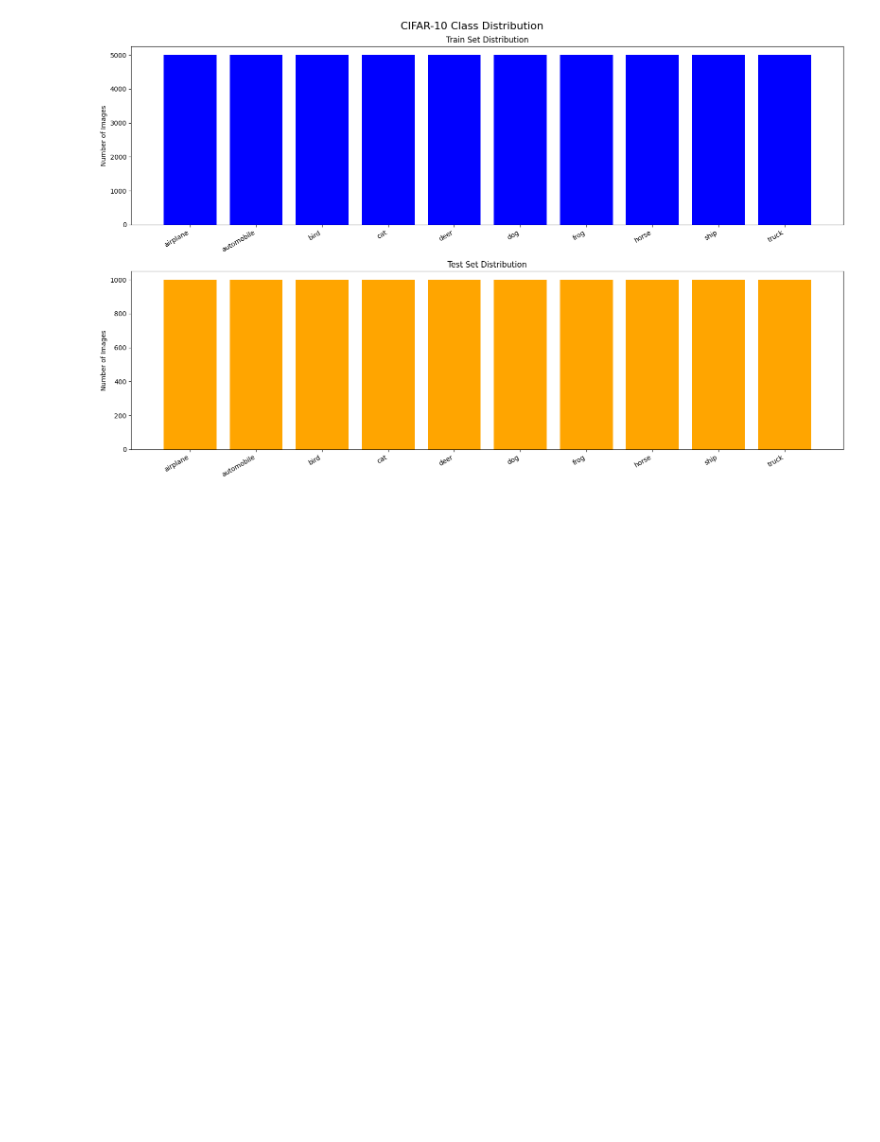
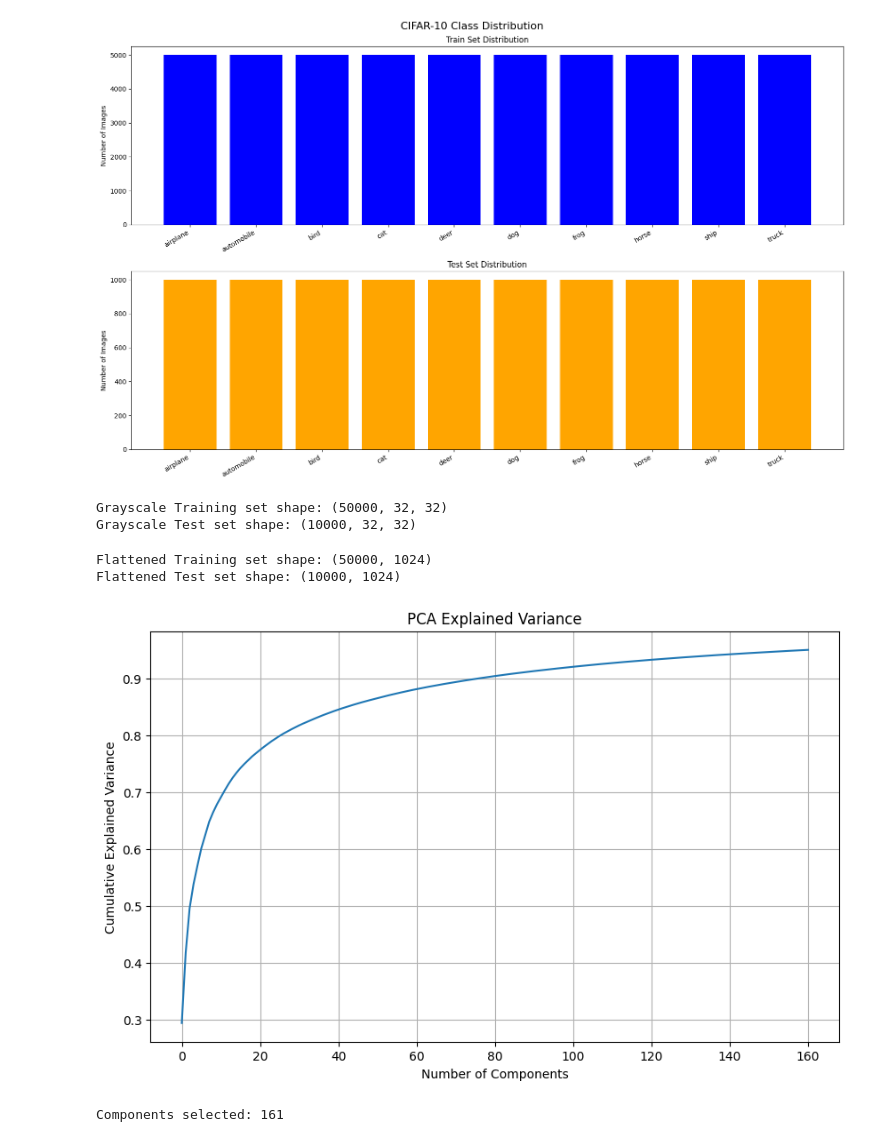
Before and after one commit to Engshadow/Autonomous-Vehicle-Perception-Module, a Jupyter notebook: Project.ipynb, the cells around one changed output. Cells and saved outputs as stored; diff of their text form; code cells hidden in the pictures; blank space fills up the shorter version.

Commit message:
Added Feature Extraction & Dimensionality Reduction

```diff
--- a/Project.ipynb
+++ b/Project.ipynb
@@ -89,3 +87,47 @@ x_test_normalized = (x_test - x_train_min) / (x_train_max - x_train_min)
 x_train_mean = np.mean(x_train)
 x_train_std = np.std(x_train)
 x_train_standardized = (x_train - x_train_mean) / x_train_std
+# %%
+# Convert to Grayscale
+x_train_gray = np.mean(x_train_normalized, axis=3)
+x_test_gray = np.mean(x_test_normalized, axis=3)
+
+print("Grayscale Training set shape:", x_train_gray.shape)
+print("Grayscale Test set shape:", x_test_gray.shape)
+# %% [output]
+Grayscale Training set shape: (50000, 32, 32)
+Grayscale Test set shape: (10000, 32, 32)
+# %%
+# Flatten Raw Pixels
+x_train_flat = x_train_gray.reshape(x_train_gray.shape[0], -1)
+x_test_flat = x_test_gray.reshape(x_test_gray.shape[0], -1)
+
+print("Flattened Training set shape:", x_train_flat.shape)
+print("Flattened Test set shape:", x_test_flat.shape)
+# %% [output]
+Flattened Training set shape: (50000, 1024)
+Flattened Test set shape: (10000, 1024)
+# %%
+# Standardize the flattened pixel values
+scaler = StandardScaler()
+x_train_scaled = scaler.fit_transform(x_train_flat)
+x_test_scaled = scaler.transform(x_test_flat)
+# %%
+# Applying PCA for Dimensionality Reduction
+pca = PCA(n_components=0.95)
+x_train_pca = pca.fit_transform(x_train_scaled)
+x_test_pca = pca.transform(x_test_scaled)
+
+# Plotting the explained variance ratio
+plt.figure(figsize=(10, 6))
+plt.plot(np.cumsum(pca.explained_variance_ratio_))
+plt.xlabel('Number of Components')
+plt.ylabel('Cumulative Explained Variance')
+plt.title('PCA Explained Variance')
+plt.grid()
+plt.show()
+
+print(f"Components selected: {pca.n_components_}")
+# %% [output]
+[figure, added]
+Components selected: 161
```
Also changed, not shown: parts of 2 cells of this notebook, 1 other file.
